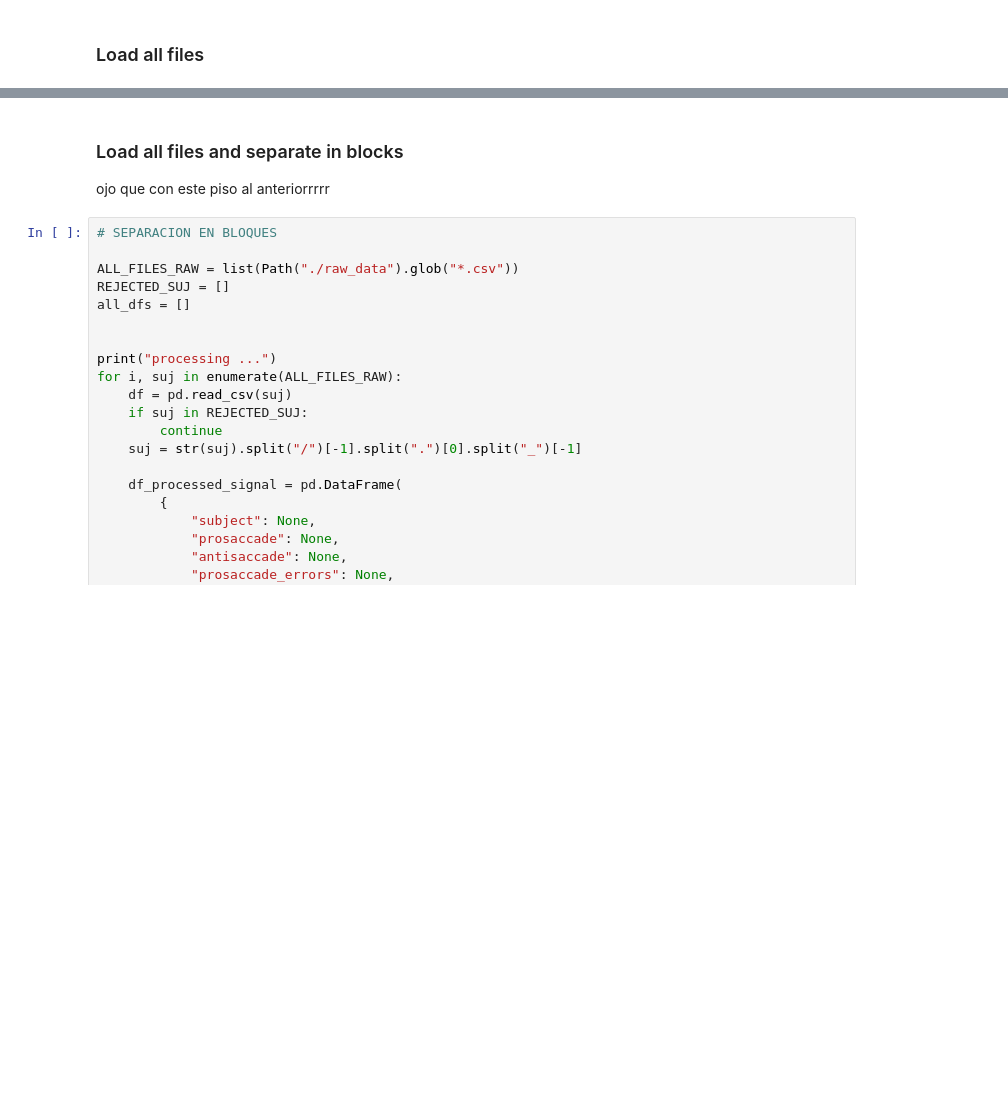
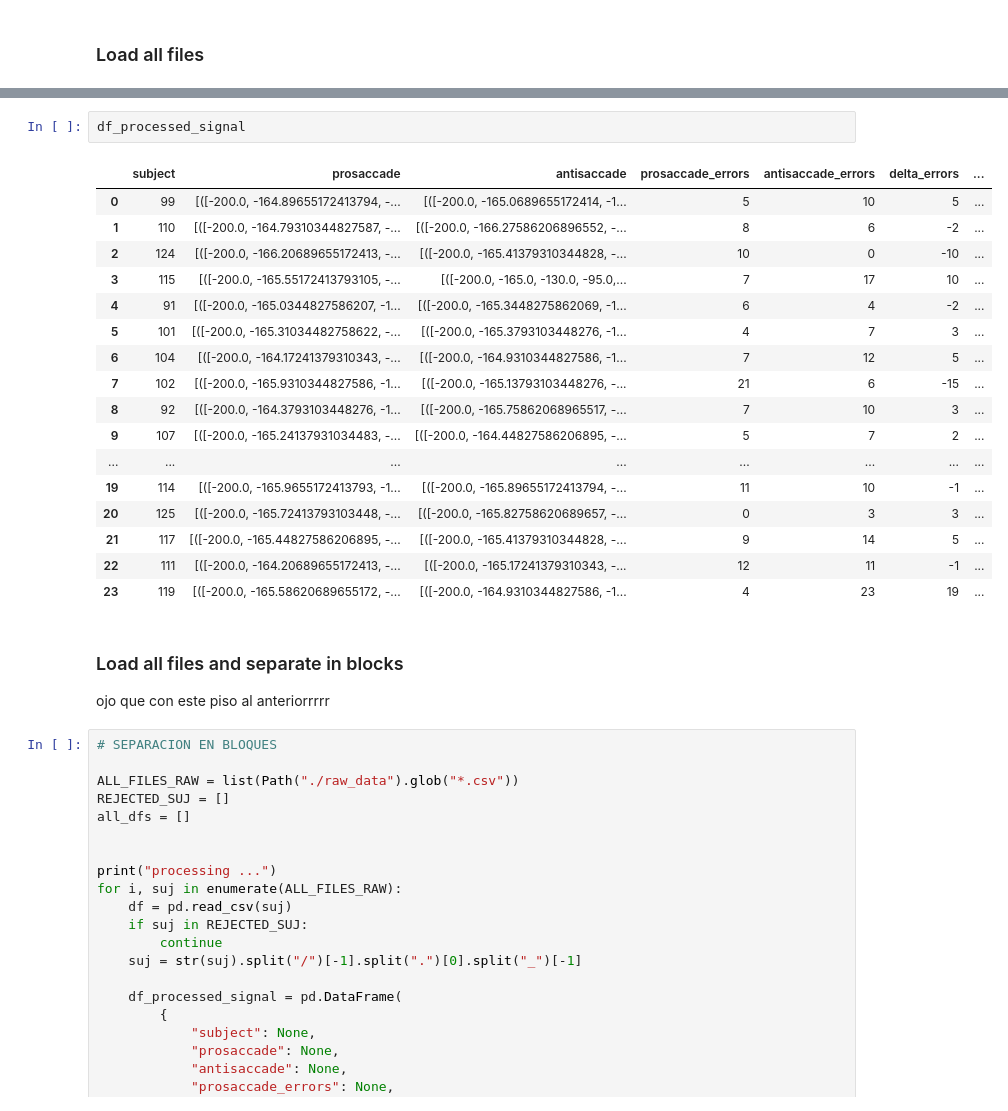
Before and after one commit to GEJ1/et_webcam_experiments, a Jupyter notebook: antisaccade_experiment/antisaccades_analysis.ipynb, the cells around one changed output, grey strips where cells are left out. Drawn from its saved outputs; the diff is of its cells as text; blank space fills up the shorter version.

```diff
--- a/antisaccade_experiment/antisaccades_analysis.ipynb
+++ b/antisaccade_experiment/antisaccades_analysis.ipynb
@@ -349,3 +369,23 @@ print("✅df_processed_signal ready✅")
+# %%
+df_processed_signal
+# %% [output]
+|  | subject | prosaccade | antisaccade | prosaccade_errors | antisaccade_errors | delta_errors | ... |
+| 0 | 99 | [([-200.0, -164.89655172413794, -... | [([-200.0, -165.0689655172414, -1... | 5 | 10 | 5 | ... |
+| 1 | 110 | [([-200.0, -164.79310344827587, -... | [([-200.0, -166.27586206896552, -... | 8 | 6 | -2 | ... |
+| 2 | 124 | [([-200.0, -166.20689655172413, -... | [([-200.0, -165.41379310344828, -... | 10 | 0 | -10 | ... |
+| 3 | 115 | [([-200.0, -165.55172413793105, -... | [([-200.0, -165.0, -130.0, -95.0,... | 7 | 17 | 10 | ... |
+| 4 | 91 | [([-200.0, -165.0344827586207, -1... | [([-200.0, -165.3448275862069, -1... | 6 | 4 | -2 | ... |
+| 5 | 101 | [([-200.0, -165.31034482758622, -... | [([-200.0, -165.3793103448276, -1... | 4 | 7 | 3 | ... |
+| 6 | 104 | [([-200.0, -164.17241379310343, -... | [([-200.0, -164.9310344827586, -1... | 7 | 12 | 5 | ... |
+| 7 | 102 | [([-200.0, -165.9310344827586, -1... | [([-200.0, -165.13793103448276, -... | 21 | 6 | -15 | ... |
+| 8 | 92 | [([-200.0, -164.3793103448276, -1... | [([-200.0, -165.75862068965517, -... | 7 | 10 | 3 | ... |
+| 9 | 107 | [([-200.0, -165.24137931034483, -... | [([-200.0, -164.44827586206895, -... | 5 | 7 | 2 | ... |
+| ... | ... | ... | ... | ... | ... | ... | ... |
+| 19 | 114 | [([-200.0, -165.9655172413793, -1... | [([-200.0, -165.89655172413794, -... | 11 | 10 | -1 | ... |
+| 20 | 125 | [([-200.0, -165.72413793103448, -... | [([-200.0, -165.82758620689657, -... | 0 | 3 | 3 | ... |
+| 21 | 117 | [([-200.0, -165.44827586206895, -... | [([-200.0, -165.41379310344828, -... | 9 | 14 | 5 | ... |
+| 22 | 111 | [([-200.0, -164.20689655172413, -... | [([-200.0, -165.17241379310343, -... | 12 | 11 | -1 | ... |
+| 23 | 119 | [([-200.0, -165.58620689655172, -... | [([-200.0, -164.9310344827586, -1... | 4 | 23 | 19 | ... |
 # %% [markdown]
 ### Load all files and separate in blocks
 ojo que con este piso al anteriorrrrr
```
Also changed, not shown: parts of 7 cells of this notebook, 2 other files.
